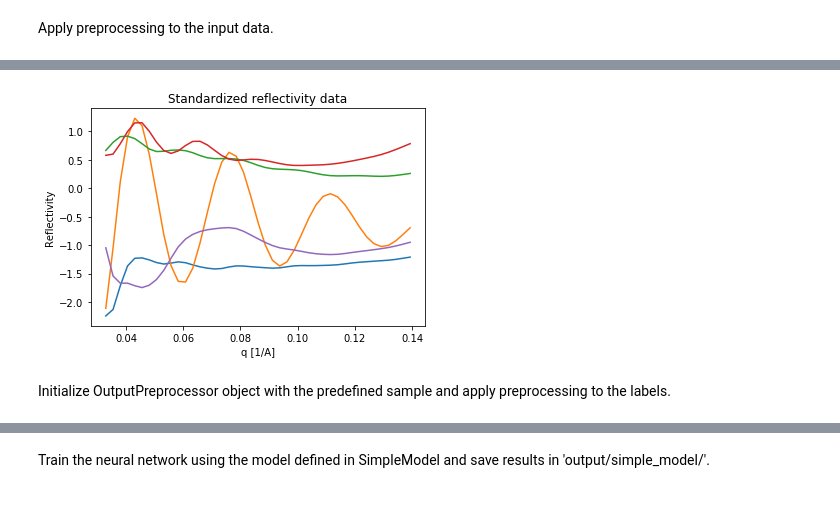
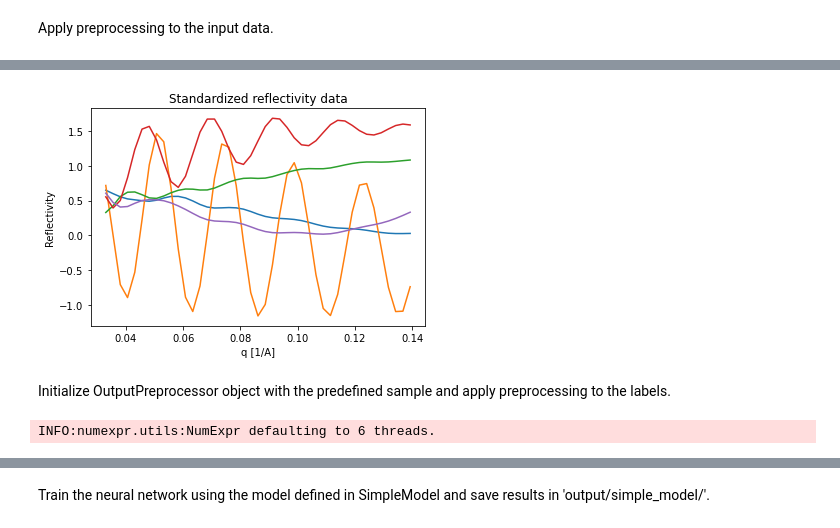
Before and after one commit to schreiber-lab/mlreflect, a Jupyter notebook: data/notebooks/usage_example.ipynb, the cells around one changed output, grey strips where cells are left out. Drawn from its saved outputs; the diff is of its cells as text; code cells hidden in the pictures.

```diff
--- a/data/notebooks/usage_example.ipynb
+++ b/data/notebooks/usage_example.ipynb
@@ -35,7 +41,7 @@ plt.show()
 ### Generate random training data
 Choose parameter ranges for the randomly generated training data with mininimum and maximum values for each layer using Layer objects.
 # %%
-layer1 = Layer('Si', (None, None), (1, 1), (20.1, 20.1))
+layer1 = Layer('Si', (1, 1), (1, 1), (20.1, 20.1))
 layer2 = Layer('SiOx', (2.8, 30), (2.5, 2.5), (17.8, 17.8))
 layer3 = Layer('Film', (20, 300), (0, 60), (1, 14))
 # %% [markdown]
@@ -82,7 +88,8 @@ Finished 'simulate_reflectivity' in 1.4801 secs
 # %%
 for i in range(5):
-    plt.semilogy(q, random_reflectivity[10+i, :])
+    plt.semilogy(q, random_reflectivity[i, :], label=str(i))
 plt.xlabel('q [1/A]')
 plt.ylabel('Reflectivity [norm.]')
+plt.legend()
 plt.show()
 # %% [output]
@@ -94,7 +101,8 @@ Finished 'simulate_sld_profiles' in 0.0043 secs
 # %%
 for i in range(5):
-    plt.plot(sld_profiles[i][0, :], sld_profiles[i][1, :])
+    plt.plot(sld_profiles[i][0, :], sld_profiles[i][1, :], label=str(i))
 plt.xlabel('Height [A]')
 plt.ylabel('SLD [1/A^2 10^-6]')
+plt.legend()
 plt.show()
 # %% [output]
@@ -126,3 +134,10 @@ ip = InputPreprocessor()
 train_reflectivity_pp = ip.standardize(train_reflectivity)
 val_reflectivity_pp = ip.standardize(val_reflectivity)
 test_reflectivity_pp = ip.standardize(test_reflectivity)
+# %%
+for i in range(5):
+    plt.semilogy(q, train_reflectivity[i, :])
+plt.title('Standardized reflectivity data')
+plt.xlabel('q [1/A]')
+plt.ylabel('Reflectivity')
+plt.show()
@@ -129,20 +146,22 @@ test_reflectivity_pp = ip.standardize(test_reflectivity)
 # %%
 for i in range(5):
-    plt.plot(q, train_reflectivity_pp[10+i, :])
+    plt.plot(q, train_reflectivity_pp[i, :])
 plt.title('Standardized reflectivity data')
 plt.xlabel('q [1/A]')
 plt.ylabel('Reflectivity')
 plt.show()
 # %% [output]
-[figure, old version]
+[figure, new version]
 # %% [markdown]
 Initialize OutputPreprocessor object with the predefined sample and apply preprocessing to the labels.
 # %%
-op = OutputPreprocessor(sample, normalization='absolute_max')
+op = OutputPreprocessor(sample, normalization='min_to_zero')
 
 train_labels_pp, removed_train_labels = op.apply_preprocessing(train_labels)
 val_labels_pp, removed_val_labels = op.apply_preprocessing(val_labels)
 test_labels_pp, removed_test_labels = op.apply_preprocessing(test_labels)
+# %% [output]
+INFO:numexpr.utils:NumExpr defaulting to 6 threads.
 # %%
 train_labels_pp.head()
 # %% [output]
```
Also changed, not shown: parts of 40 cells of this notebook.
